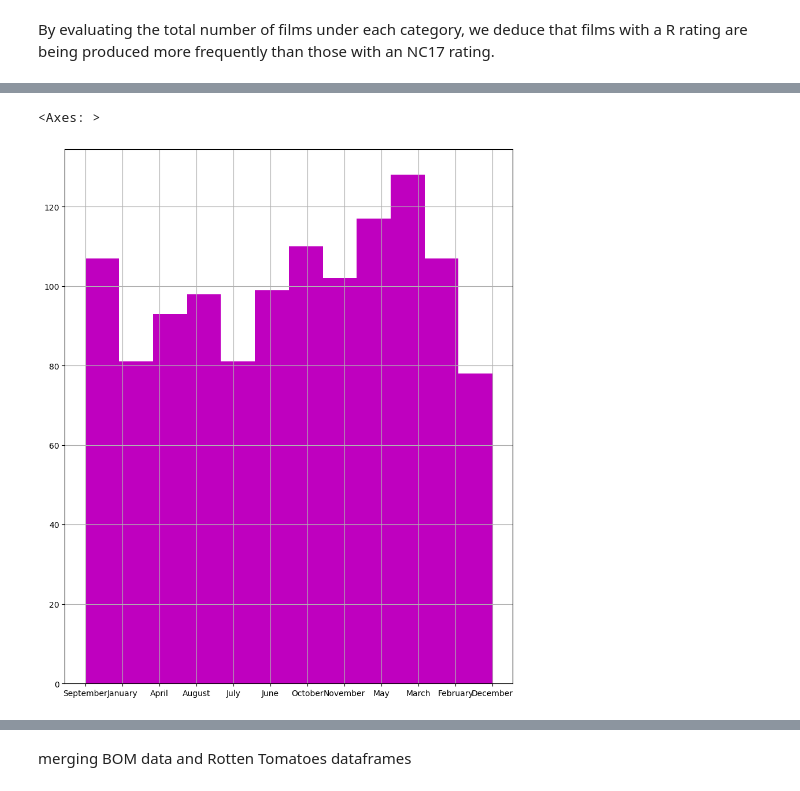
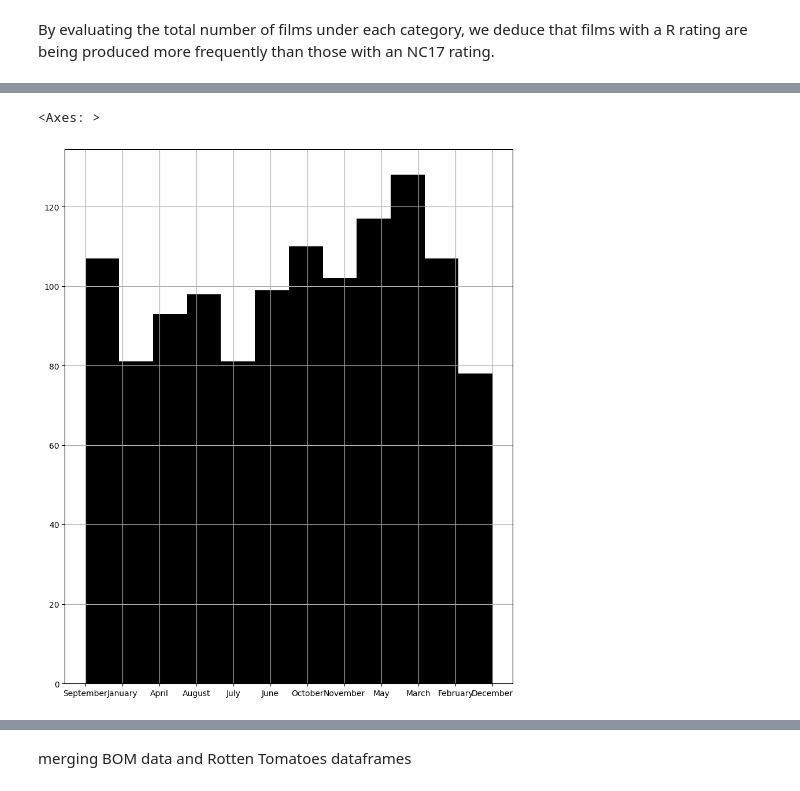
Before and after one commit to pnjoki/phase_1_project, a Jupyter notebook: code.ipynb, the cells around one changed output, grey strips where cells are left out. Saved outputs shown, nothing was run; the diff lists cells and outputs as text; code cells hidden in the pictures.

```diff
--- a/code.ipynb
+++ b/code.ipynb
@@ -532,10 +532,10 @@ Name: count, dtype: int64
 # %%
 #visualizing this on a histogram, we'll have
 
-rtmovie_df['release_month'].hist(bins=12, figsize=(10,12), color=('m'))
+rtmovie_df['release_month'].hist(bins=12, figsize=(10,12), color=('k'))
 # %% [output]
 <Axes: >
-[figure, old version]
+[figure, new version]
 # %%
 ##Assesing df
 rtmovie_df
```
Also changed, not shown: parts of 2 cells of this notebook, 1 other file.
